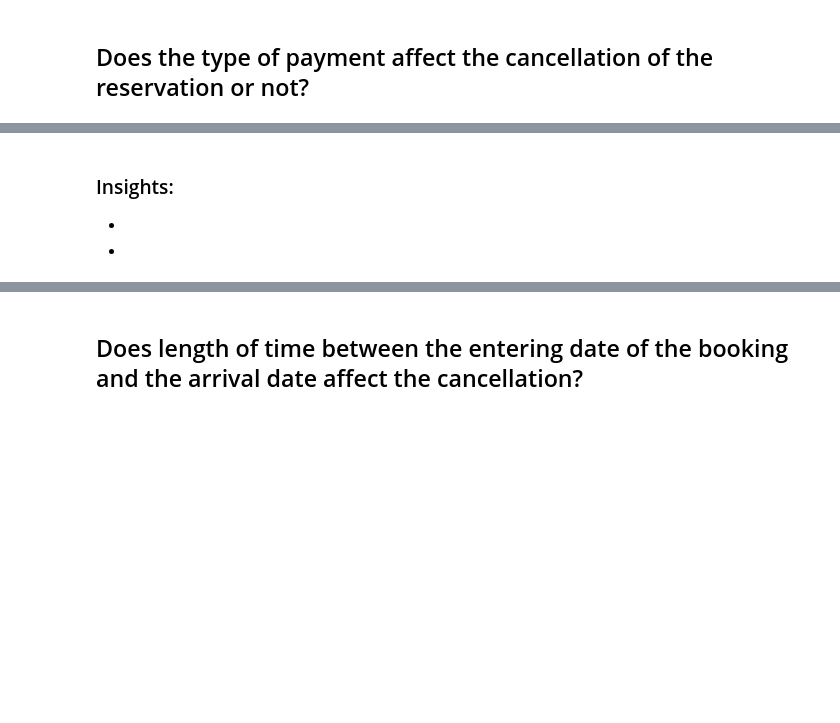
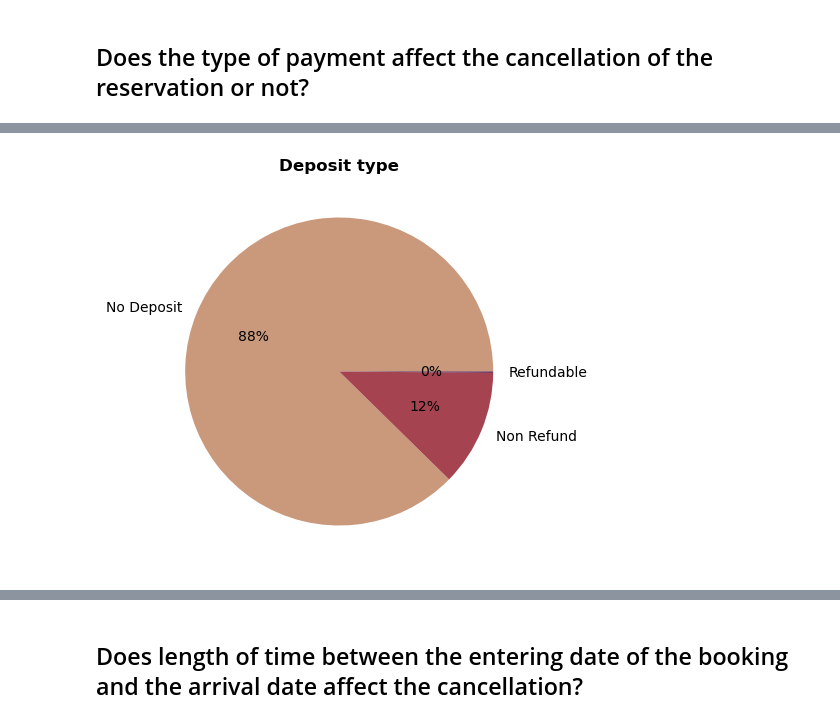
Before and after one commit to Tuwaiq-Data-Science-Bootcamp-V4/PCA-Lab, a Jupyter notebook: CV_Assignment.ipynb, the cells around one changed output, grey strips where cells are left out. Saved outputs shown, nothing was run; the diff lists cells and outputs as text; code cells hidden in the pictures; blank space fills up the shorter version.

```diff
--- a/CV_Assignment.ipynb
+++ b/CV_Assignment.ipynb
@@ -110,4 +107,9 @@ df.describe(include='object')
-# %% [markdown]
-### Insights:
--
--
+# %%
+fig= plt.subplots(figsize=(5, 5))
+
+deposit_counts = df['deposit_type'].value_counts()
+plt.pie(df['deposit_type'].value_counts(),labels=deposit_counts.index, autopct='%1.0f%%', colors=sns.color_palette("twilight_r"))
+plt.title('Deposit type',fontweight='bold')
+plt.show()
+# %% [output]
+[figure, added]
```
Also changed, not shown: parts of 29 cells of this notebook.
